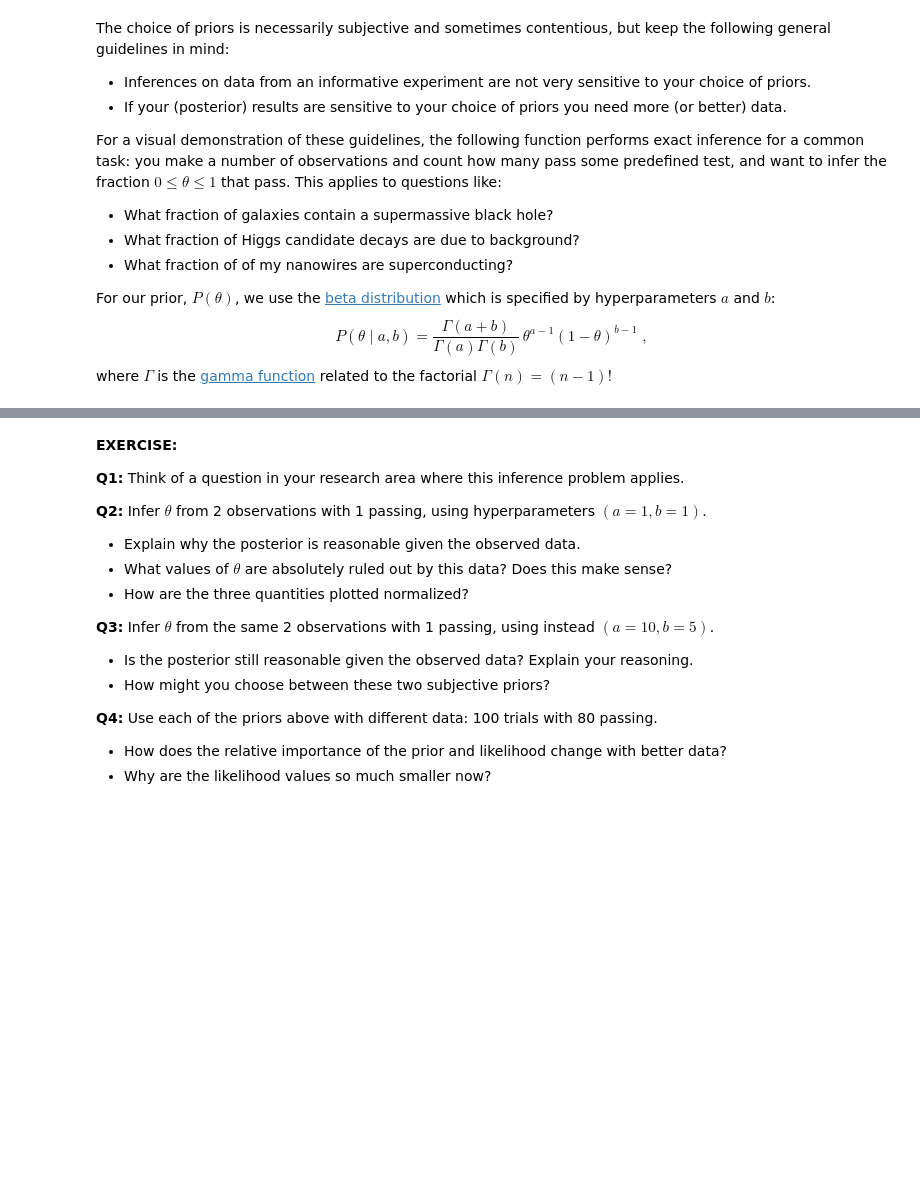
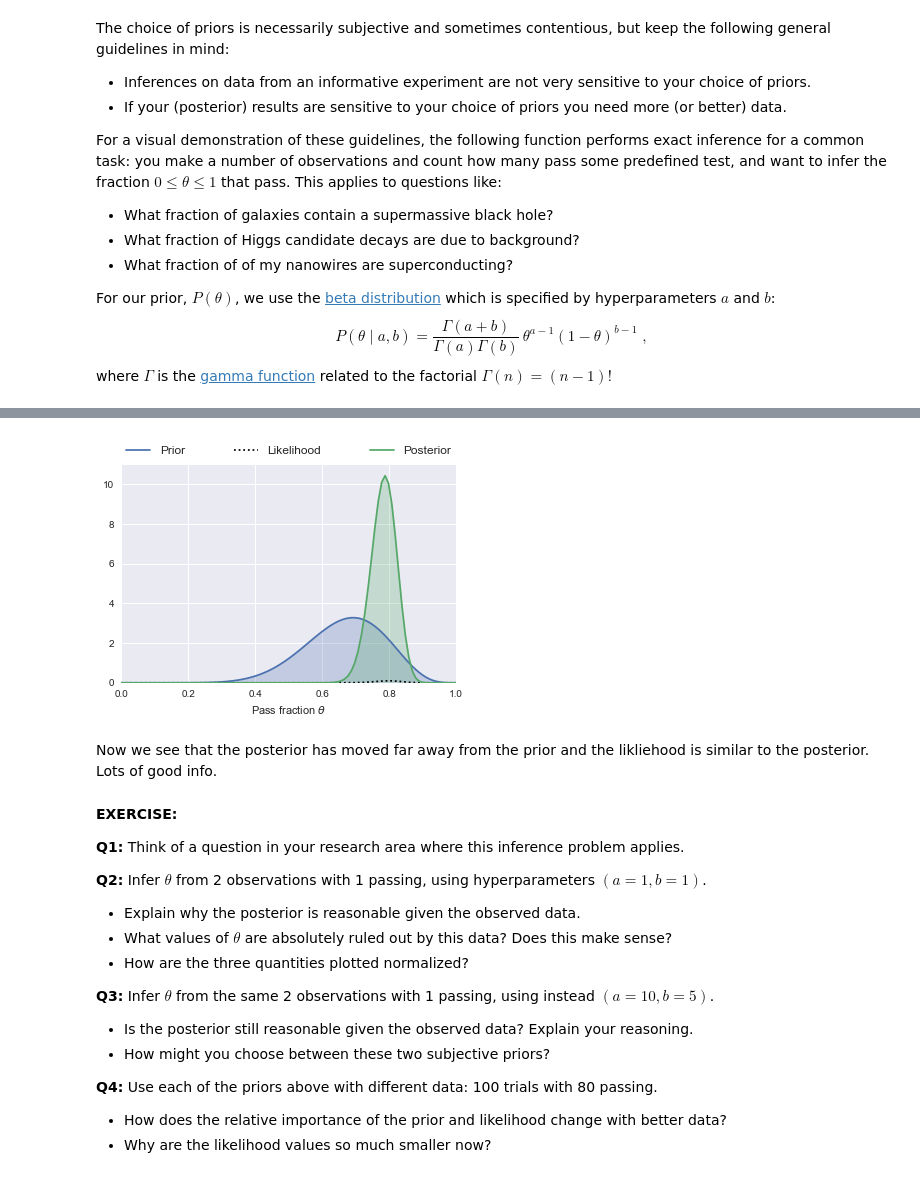
Before and after one commit to mbovyn/MachineLearningStatistics, a Jupyter notebook: notebooks/Bayes.ipynb, the cells around one changed output, grey strips where cells are left out. Drawn from its saved outputs; the diff is of its cells as text; code cells hidden in the pictures; blank space fills up the shorter version.

```diff
--- a/notebooks/Bayes.ipynb
+++ b/notebooks/Bayes.ipynb
@@ -324,3 +340,9 @@ def binomial_learn(prior_a, prior_b, n_obs, n_pass):
+# %%
+binomial_learn(10,5,100,80)
+# %% [output]
+[figure, added]
+# %% [markdown]
+Now we see that the posterior has moved far away from the prior and the likliehood is similar to the posterior. Lots of good info.
 # %% [markdown]
 **EXERCISE:**
 
```
Also changed, not shown: parts of 5 cells of this notebook.
